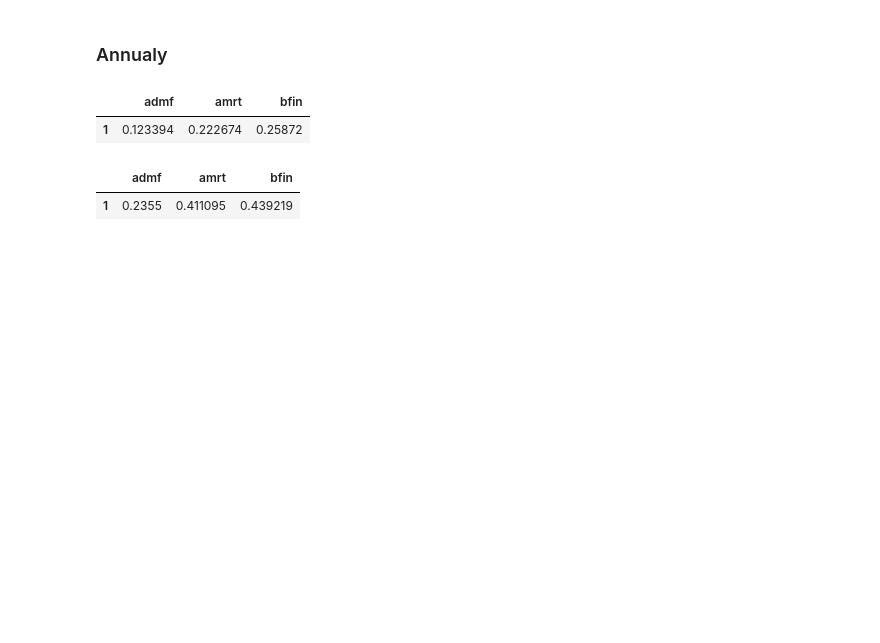
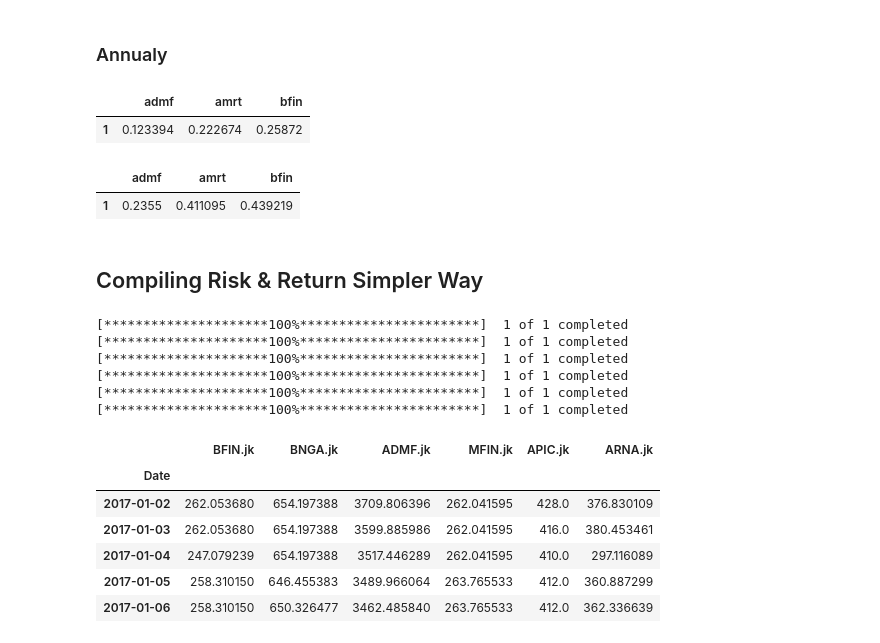
Before and after one commit to teguharia172/morgan, a Jupyter notebook: course/risk_covariance_correlation/calculating_securities_risk.ipynb, the cells around one changed output. Cells and saved outputs as stored; diff of their text form; code cells hidden in the pictures; blank space fills up the shorter version.

```diff
--- a/course/risk_covariance_correlation/calculating_securities_risk.ipynb
+++ b/course/risk_covariance_correlation/calculating_securities_risk.ipynb
@@ -133,3 +133,25 @@ annual_deviation
 # %% [output]
 |  | admf | amrt | bfin |
 | 1 | 0.2355 | 0.411095 | 0.439219 |
+# %% [markdown]
+## Compiling Risk & Return Simpler Way
+# %%
+tickers = ['BFIN.jk', 'BNGA.jk', 'ADMF.jk', 'MFIN.jk', 'APIC.jk', 'ARNA.jk']
+financial_institution = pd.DataFrame()
+for ticker in tickers :
+    financial_institution[ticker] = wb.get_data_yahoo(ticker, start = '2017-01-01', end = '2023-04-01')['Adj Close']
+financial_institution.head()
+# %% [output]
+[*********************100%***********************]  1 of 1 completed
+[*********************100%***********************]  1 of 1 completed
+[*********************100%***********************]  1 of 1 completed
+[*********************100%***********************]  1 of 1 completed
+[*********************100%***********************]  1 of 1 completed
+[*********************100%***********************]  1 of 1 completed
+|  | BFIN.jk | BNGA.jk | ADMF.jk | MFIN.jk | APIC.jk | ARNA.jk |
+| Date |  |  |  |  |  |  |
+| 2017-01-02 | 262.053680 | 654.197388 | 3709.806396 | 262.041595 | 428.0 | 376.830109 |
+| 2017-01-03 | 262.053680 | 654.197388 | 3599.885986 | 262.041595 | 416.0 | 380.453461 |
+| 2017-01-04 | 247.079239 | 654.197388 | 3517.446289 | 262.041595 | 410.0 | 297.116089 |
+| 2017-01-05 | 258.310150 | 646.455383 | 3489.966064 | 263.765533 | 412.0 | 360.887299 |
+| 2017-01-06 | 258.310150 | 650.326477 | 3462.485840 | 263.765533 | 412.0 | 362.336639 |
```
Also changed, not shown: parts of 12 cells of this notebook.
